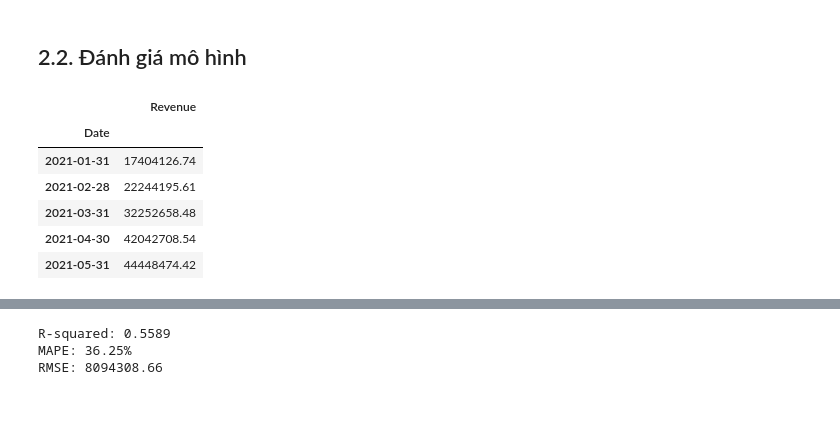
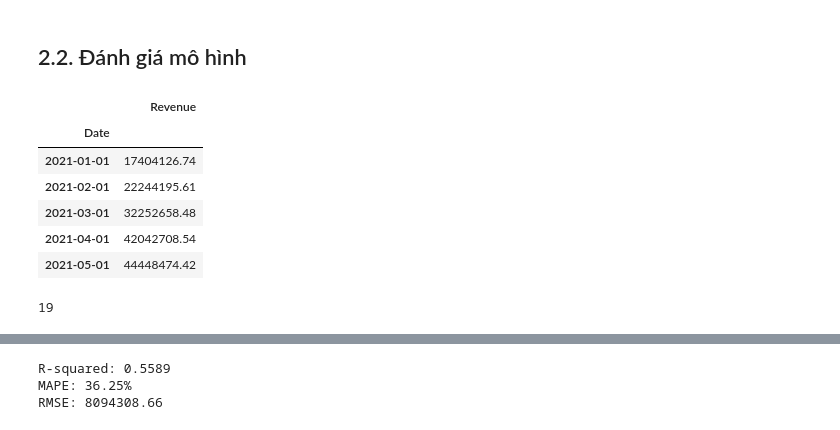
Before and after one commit to HaiAu2501/Try-Some-Models, a Jupyter notebook: source/3.ipynb, the cells around one changed output, grey strips where cells are left out. Saved outputs shown, nothing was run; the diff lists cells and outputs as text; code cells hidden in the pictures.

```diff
--- a/source/3.ipynb
+++ b/source/3.ipynb
@@ -335,17 +335,21 @@ Warnings:
 # %% [markdown]
 ## 2.2. Đánh giá mô hình
 # %%
-df_test_monthly = df_test.groupby(pd.Grouper(key='Date', freq='ME')).agg({'Revenue': 'sum'}).reset_index()
+df_test_monthly = df_test.groupby(pd.Grouper(key='Date', freq='MS')).agg({'Revenue': 'sum'}).reset_index()
 
 # Sắp xếp lại dữ liệu theo thời gian
 df_test_monthly = df_test_monthly.set_index('Date')
 
 df_test_monthly.head()
 # %% [output]
 |  | Revenue |
 | Date |  |
-| 2021-01-31 | 17404126.74 |
-| 2021-02-28 | 22244195.61 |
-| 2021-03-31 | 32252658.48 |
-| 2021-04-30 | 42042708.54 |
-| 2021-05-31 | 44448474.42 |
+| 2021-01-01 | 17404126.74 |
+| 2021-02-01 | 22244195.61 |
+| 2021-03-01 | 32252658.48 |
+| 2021-04-01 | 42042708.54 |
+| 2021-05-01 | 44448474.42 |
+# %%
+len(df_test_monthly)
+# %% [output]
+19
```
Also changed, not shown: parts of 33 cells of this notebook, 1 other file.
